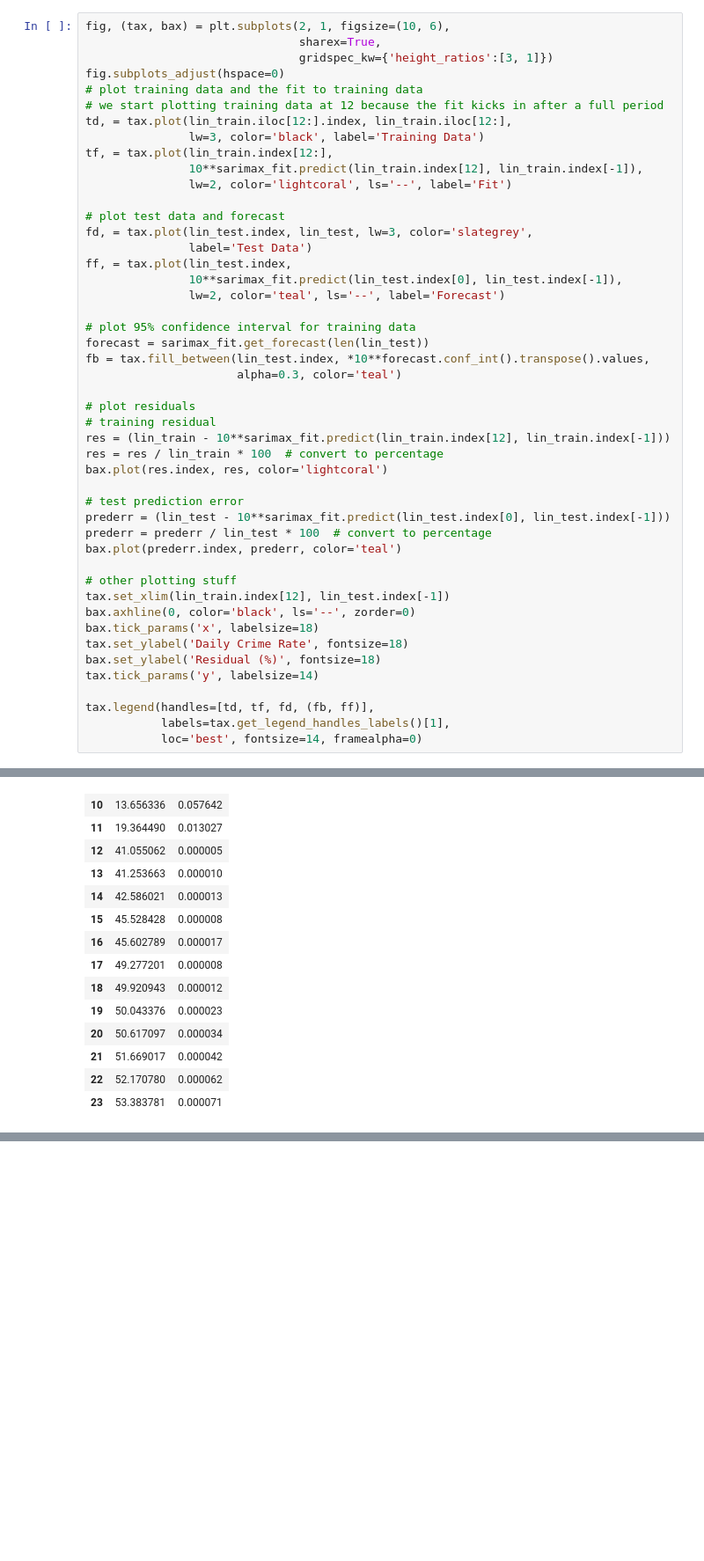
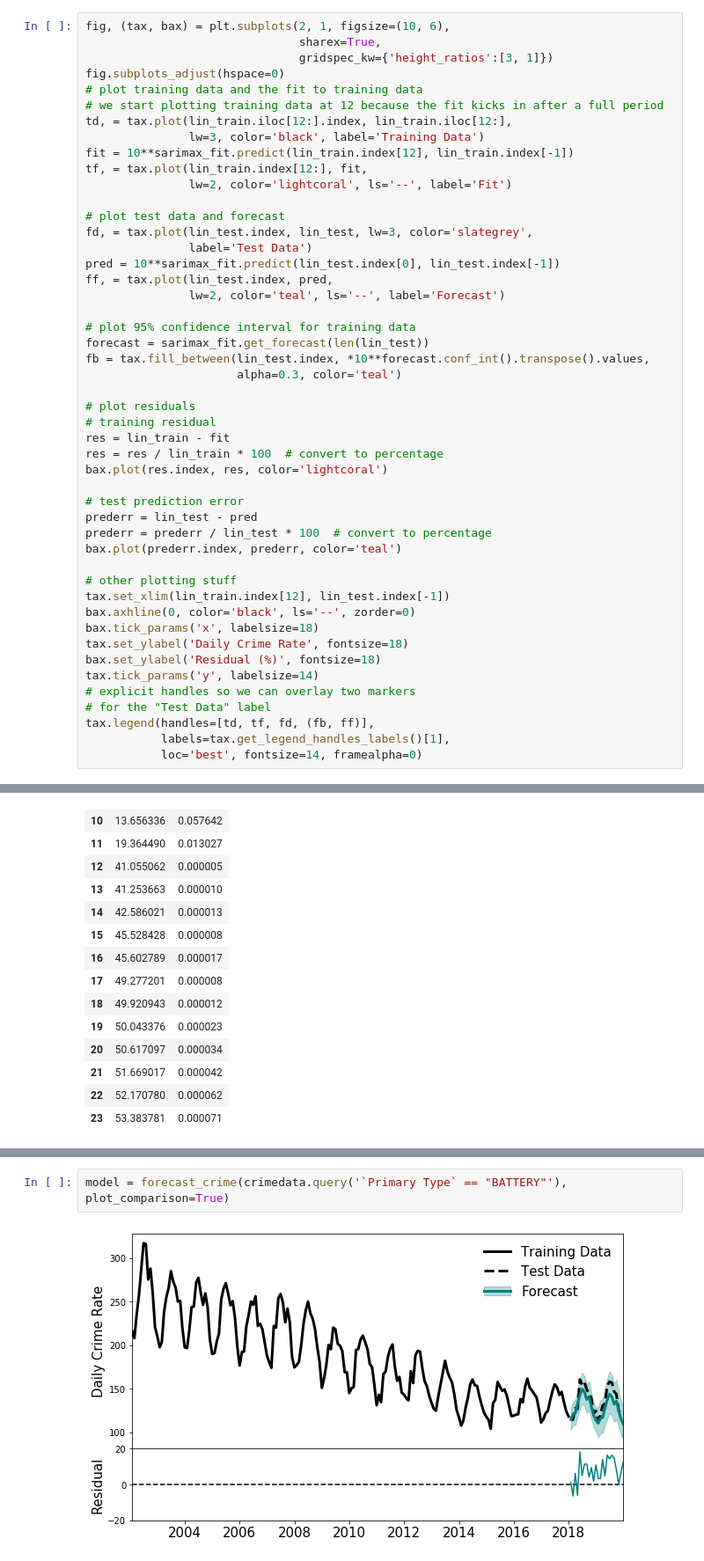
Before and after one commit to emapple/chicago-crime, a Jupyter notebook: notebooks/03-predict-theft.ipynb, the cells around one changed output, grey strips where cells are left out. Shown: that part at 88% size. Drawn from its saved outputs; the diff is of its cells as text; blank space fills up the shorter version.

Commit message:
Add additional forecasts and clean up

```diff
--- a/notebooks/03-predict-theft.ipynb
+++ b/notebooks/03-predict-theft.ipynb
@@ -241,15 +246,15 @@ fig.subplots_adjust(hspace=0)
 # we start plotting training data at 12 because the fit kicks in after a full period
 td, = tax.plot(lin_train.iloc[12:].index, lin_train.iloc[12:],
                lw=3, color='black', label='Training Data')
-tf, = tax.plot(lin_train.index[12:],
-               10**sarimax_fit.predict(lin_train.index[12], lin_train.index[-1]),
+fit = 10**sarimax_fit.predict(lin_train.index[12], lin_train.index[-1])
+tf, = tax.plot(lin_train.index[12:], fit,
                lw=2, color='lightcoral', ls='--', label='Fit')
 
 # plot test data and forecast
 fd, = tax.plot(lin_test.index, lin_test, lw=3, color='slategrey',
                label='Test Data')
-ff, = tax.plot(lin_test.index,
-               10**sarimax_fit.predict(lin_test.index[0], lin_test.index[-1]),
+pred = 10**sarimax_fit.predict(lin_test.index[0], lin_test.index[-1])
+ff, = tax.plot(lin_test.index, pred,
                lw=2, color='teal', ls='--', label='Forecast')
 
 # plot 95% confidence interval for training data
@@ -259,12 +264,12 @@ fb = tax.fill_between(lin_test.index, *10**forecast.conf_int().transpose().value
 
 # plot residuals
 # training residual
-res = (lin_train - 10**sarimax_fit.predict(lin_train.index[12], lin_train.index[-1]))
+res = lin_train - fit
 res = res / lin_train * 100  # convert to percentage
 bax.plot(res.index, res, color='lightcoral')
 
 # test prediction error
-prederr = (lin_test - 10**sarimax_fit.predict(lin_test.index[0], lin_test.index[-1]))
+prederr = lin_test - pred
 prederr = prederr / lin_test * 100  # convert to percentage
 bax.plot(prederr.index, prederr, color='teal')
 
@@ -275,7 +280,8 @@ bax.tick_params('x', labelsize=18)
 tax.set_ylabel('Daily Crime Rate', fontsize=18)
 bax.set_ylabel('Residual (%)', fontsize=18)
 tax.tick_params('y', labelsize=14)
-
+# explicit handles so we can overlay two markers
+# for the "Test Data" label
 tax.legend(handles=[td, tf, fd, (fb, ff)],
            labels=tax.get_legend_handles_labels()[1],
            loc='best', fontsize=14, framealpha=0)
@@ -338,0 +467,4 @@ acorr_ljungbox(res.dropna(), lags=np.arange(8, 24), model_df=3, return_df=True)
+# %%
+model = forecast_crime(crimedata.query('`Primary Type` == "BATTERY"'), plot_comparison=True)
+# %% [output]
+[figure, added]
```
Also changed, not shown: parts of 13 cells of this notebook.
